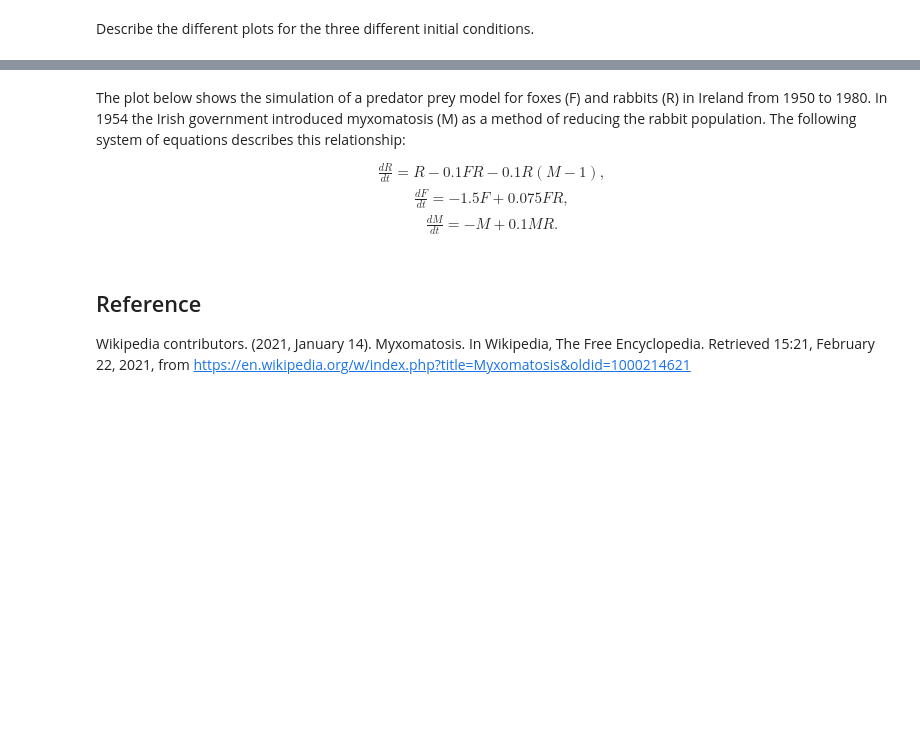
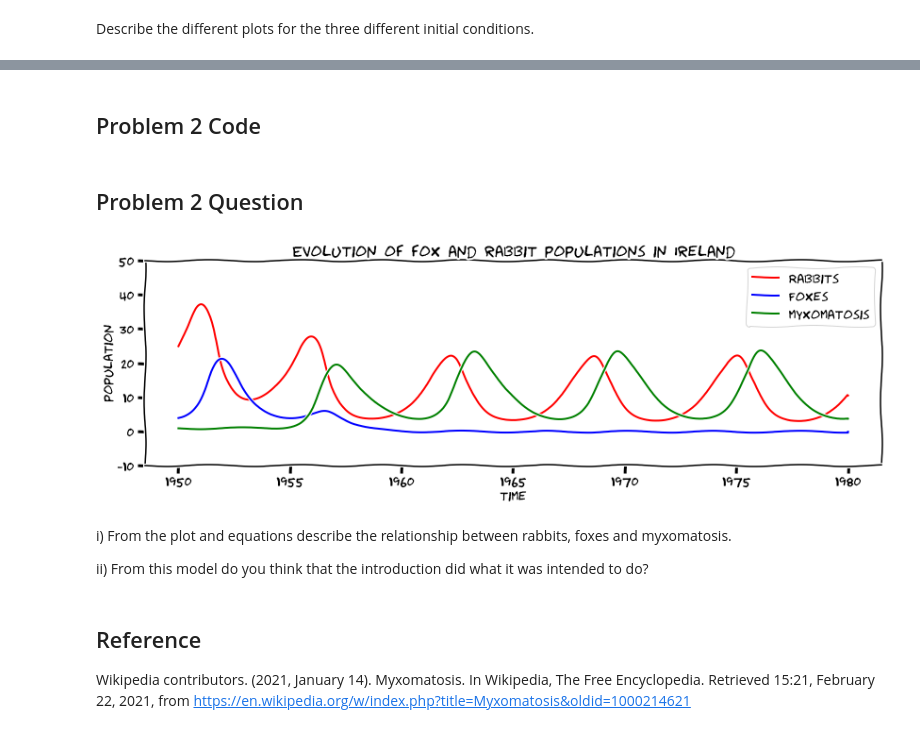
Before and after one commit to john-s-butler-dit/CaseStudy_PredatorPrey, a Jupyter notebook: NA3_Rabbit Foxes Myxomatosis.ipynb, the cells around one changed output, grey strips where cells are left out. Saved outputs shown, nothing was run; the diff lists cells and outputs as text; code cells hidden in the pictures; blank space fills up the shorter version.

```diff
--- a/NA3_Rabbit Foxes Myxomatosis.ipynb
+++ b/NA3_Rabbit Foxes Myxomatosis.ipynb
@@ -128,12 +137,58 @@ From the output of the code describe the relationship between rabbits, foxes and
-# %% [markdown]
-The plot below shows the simulation of a predator prey model for foxes (F) and rabbits (R) in Ireland from 1950 to 1980. In 1954 the Irish government introduced myxomatosis (M) as a method of reducing the rabbit population. The following system of equations describes this relationship:
-\begin{equation}
-\begin{array}{cl}
-\frac{d R}{dt}= R-0.1FR-0.1R(M-1),\\
-\frac{d F}{dt}=-1.5F+0.075 FR,\\
-\frac{d M}{dt}=-M+0.1 MR.
-\end{array}
-\end{equation}
+# %% [markdown]
+## Problem 2 Code
+# %%
+def myxomatosis_code():
+  # DEFINITION OF PARAMETERS
+  a = 1
+  b = 0.1
+  c = 1.5
+  d = 0.075
+
+  ## TIME
+  N=10000
+  t_start=1950.0
+  t_end=1980.0
+
+  t = linspace(t_start, t_end,  N)              # time
+
+  # INITIAL CONDITIONS
+
+  rabbits=zeros(N)
+  foxes=zeros(N)
+  myxomatosis=ones(N)
+  rabbits[0]=25
+  foxes[0]=4
+
+  # EULER METHOD
+  h=(t_end-t_start)/N
+
+  for i in range (1,N):
+      rabbits[i]=rabbits[i-1]+h*rabbits[i-1]*(a-b*(foxes[i-1]+(myxomatosis [i-1]-1)))
+      foxes[i]=foxes[i-1]+h*foxes[i-1]*((-c+d*rabbits[i-1]))
+      if t[i]>1954:
+          myxomatosis[i]=myxomatosis[i-1]+h*myxomatosis[i-1]*(-1+0.1*rabbits[i-1])
+  p.xkcd()
+  f1 = p.figure(figsize=(14,4))
+  p.plot(t, rabbits, 'r-', label='Rabbits')
+  p.plot(t, foxes  , 'b-', label='Foxes')
+  p.plot(t, myxomatosis, 'g', label='myxomatosis')
+  p.grid()
+  p.legend(loc='best')
+  p.ylim(-10, 50)
+  p.xlabel('time')
+  p.ylabel('population')
+  p.title('Evolution of fox and rabbit populations in Ireland')
+  p.show()
+# %% [markdown]
+## Problem 2 Question
+# %%
+myxomatosis_code()
+# %% [output]
+[figure, added]
+# %% [markdown]
+i) From the plot and equations describe the relationship between rabbits, foxes and myxomatosis.
+
+ii) From this model do you think that the introduction did what it was intended to do?
 # %% [markdown]
 ## Reference
 Wikipedia contributors. (2021, January 14). Myxomatosis. In Wikipedia, The Free Encyclopedia. Retrieved 15:21, February 22, 2021, from https://en.wikipedia.org/w/index.php?title=Myxomatosis&oldid=1000214621
```
Also changed, not shown: parts of 9 cells of this notebook.
